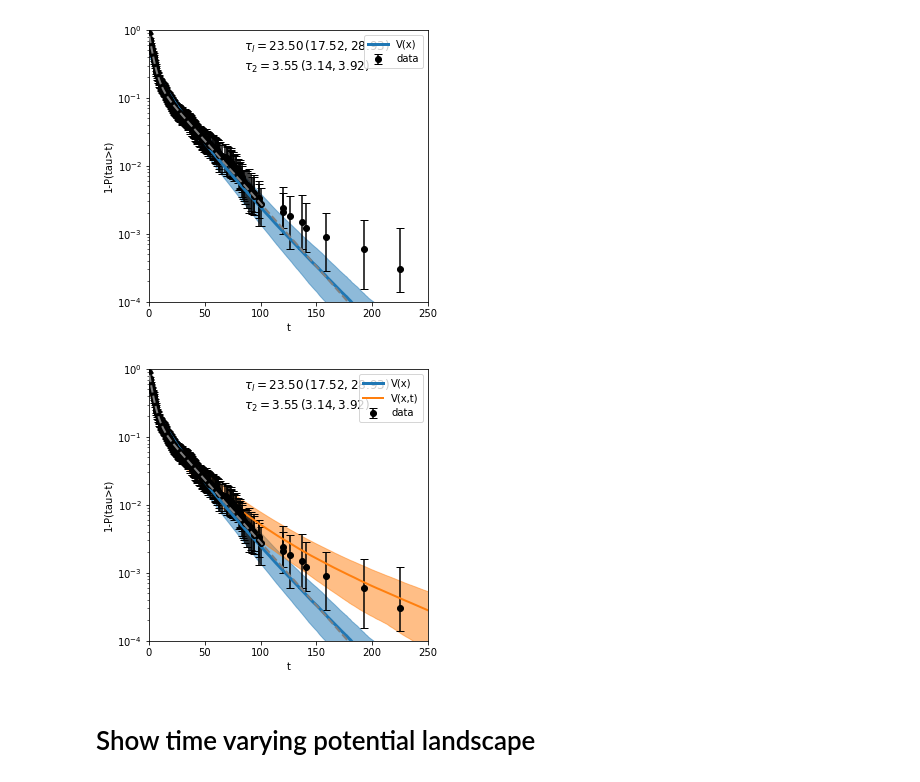
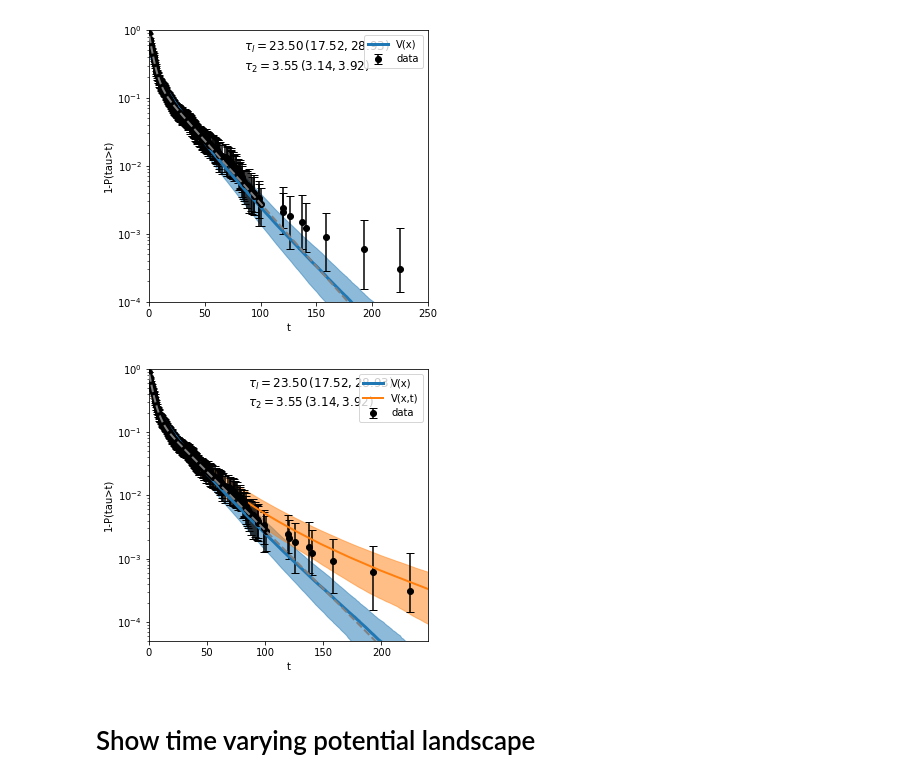
Before and after one commit to AntonioCCosta/fluctuating_potential, a Jupyter notebook: Fig1,2_fpts.ipynb, the cells around one changed output. Cells and saved outputs as stored; diff of their text form; code cells hidden in the pictures.

```diff
--- a/Fig1,2_fpts.ipynb
+++ b/Fig1,2_fpts.ipynb
@@ -286,23 +286,23 @@ plt.show()
 # %%
 plt.figure(figsize=(5,5))
 plt.plot(x_all,curvey,c='.5',lw=2,ls='--',zorder=1000)
 plt.errorbar(x_data,y_err_data[:,0],yerr = [y_err_data[:,0]-y_err_data[:,1],y_err_data[:,2]-y_err_data[:,0]],c='k',marker='o',fmt='o',capsize=4,label='data')
 plt.plot(x_sim,y_err_sim[:,0],c=colors_state_[0],lw=3,label='V(x)')
 plt.fill_between(x_sim,y_err_sim[:,1],y_err_sim[:,2],alpha=.5,color=colors_state_[0])
 plt.plot(x_sim_tv,y_err_sim_tv[:,0],c=colors_state_[1],lw=2,label='V(x,t)')
 plt.fill_between(x_sim_tv,y_err_sim_tv[:,1],y_err_sim_tv[:,2],alpha=.5,color=colors_state_[1])
 plt.yscale('log')
 plt.text(85,.5,r'$\tau_l = {:.2f}\,({:.2f},{:.2f})$'.format(tscales_all[0],tscales_cil[0],tscales_ciu[0]),fontsize=12)
 plt.text(85,.25,r'$\tau_2 = {:.2f}\,({:.2f},{:.2f})$'.format(tscales_all[1],tscales_cil[1],tscales_ciu[1]),fontsize=12)
 plt.xlabel('t')
 plt.ylabel('1-P(tau>t)')
-plt.xlim(0,250)
-plt.ylim(1e-4,1)
+plt.xlim(0,240)
+plt.ylim(5e-5,1)
 plt.legend()
-# plt.savefig('dwell_times_pred_V(t).pdf')
+plt.savefig('dwell_times_pred_V(t).pdf')
 plt.show()
 # %% [output]
-[figure, old version]
+[figure, new version]
 # %% [markdown]
 # Show time varying potential landscape
 # %%
```
Also changed, not shown: parts of 3 cells of this notebook, 2 other files.
